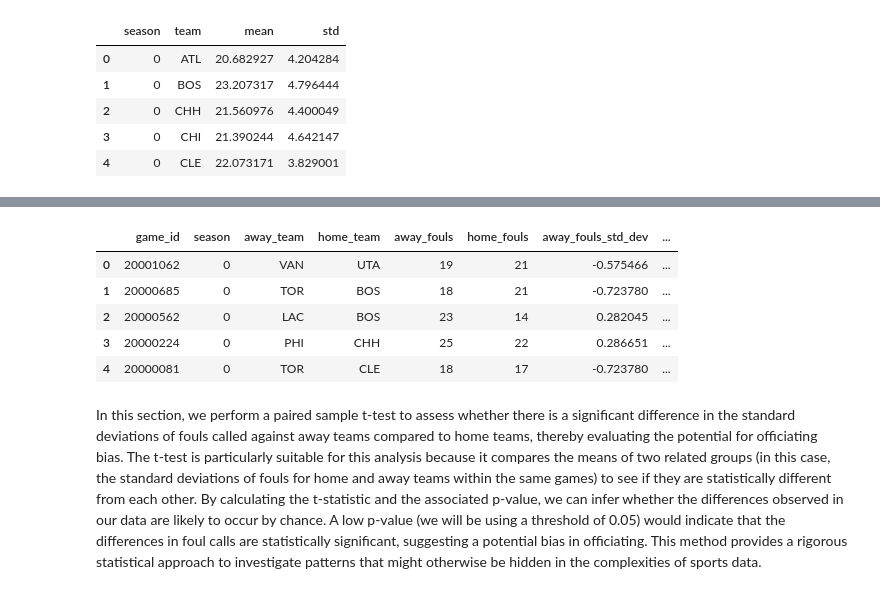
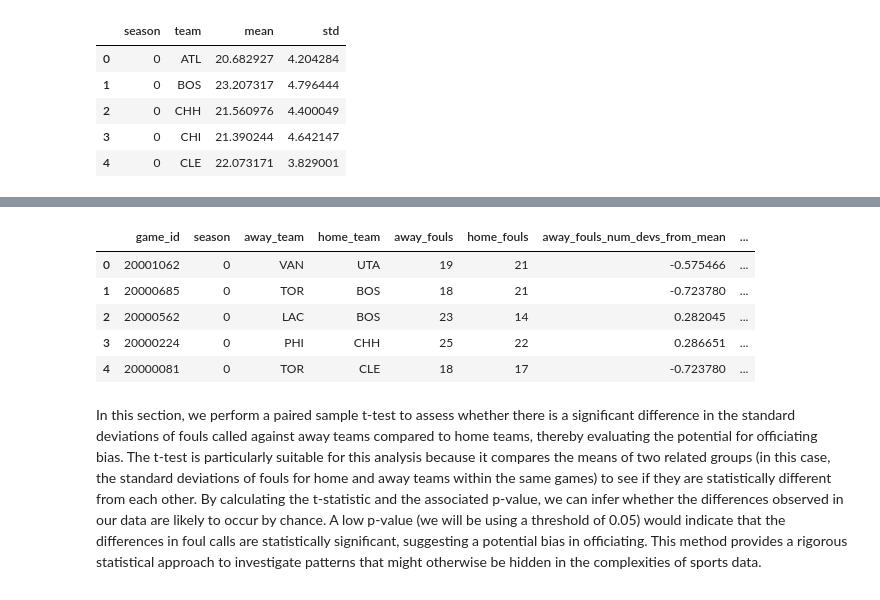
Before and after one commit to np2446/Foul-Project, a Jupyter notebook: Data_Analysis.ipynb, the cells around one changed output, grey strips where cells are left out. Saved outputs shown, nothing was run; the diff lists cells and outputs as text; code cells hidden in the pictures.

```diff
--- a/Data_Analysis.ipynb
+++ b/Data_Analysis.ipynb
@@ -68,24 +68,24 @@ Total rows:  596
 # %%
 # Function to calculate the number of standard deviations from the mean
 def std_devs_from_mean(row, team_stats):
     season = row['season']
     team = row['team']
     fouls = row['fouls']
     team_season_stats = team_stats[(team_stats['season'] == season) & (team_stats['team'] == team)]
     if not team_season_stats.empty:
         mean_fouls = team_season_stats.iloc[0]['mean']
         std_fouls = team_season_stats.iloc[0]['std']
         return (fouls - mean_fouls) / std_fouls if std_fouls > 0 else 0
     else:
         return 0
 
 # Applying the function to each row in the original dataset for away and home teams
-df['away_fouls_std_dev'] = df.apply(lambda row: std_devs_from_mean({'season': row['season'], 'team': row['away_team'], 'fouls': row['away_fouls']}, team_fouls_stats), axis=1)
-df['home_fouls_std_dev'] = df.apply(lambda row: std_devs_from_mean({'season': row['season'], 'team': row['home_team'], 'fouls': row['home_fouls']}, team_fouls_stats), axis=1)
+df['away_fouls_num_devs_from_mean'] = df.apply(lambda row: std_devs_from_mean({'season': row['season'], 'team': row['away_team'], 'fouls': row['away_fouls']}, team_fouls_stats), axis=1)
+df['home_fouls_num_devs_from_mean'] = df.apply(lambda row: std_devs_from_mean({'season': row['season'], 'team': row['home_team'], 'fouls': row['home_fouls']}, team_fouls_stats), axis=1)
 
 df.head()
 # %% [output]
-|  | game_id | season | away_team | home_team | away_fouls | home_fouls | away_fouls_std_dev | ... |
+|  | game_id | season | away_team | home_team | away_fouls | home_fouls | away_fouls_num_devs_from_mean | ... |
 | 0 | 20001062 | 0 | VAN | UTA | 19 | 21 | -0.575466 | ... |
 | 1 | 20000685 | 0 | TOR | BOS | 18 | 21 | -0.723780 | ... |
 | 2 | 20000562 | 0 | LAC | BOS | 23 | 14 | 0.282045 | ... |
```
Also changed, not shown: parts of 10 cells of this notebook.
